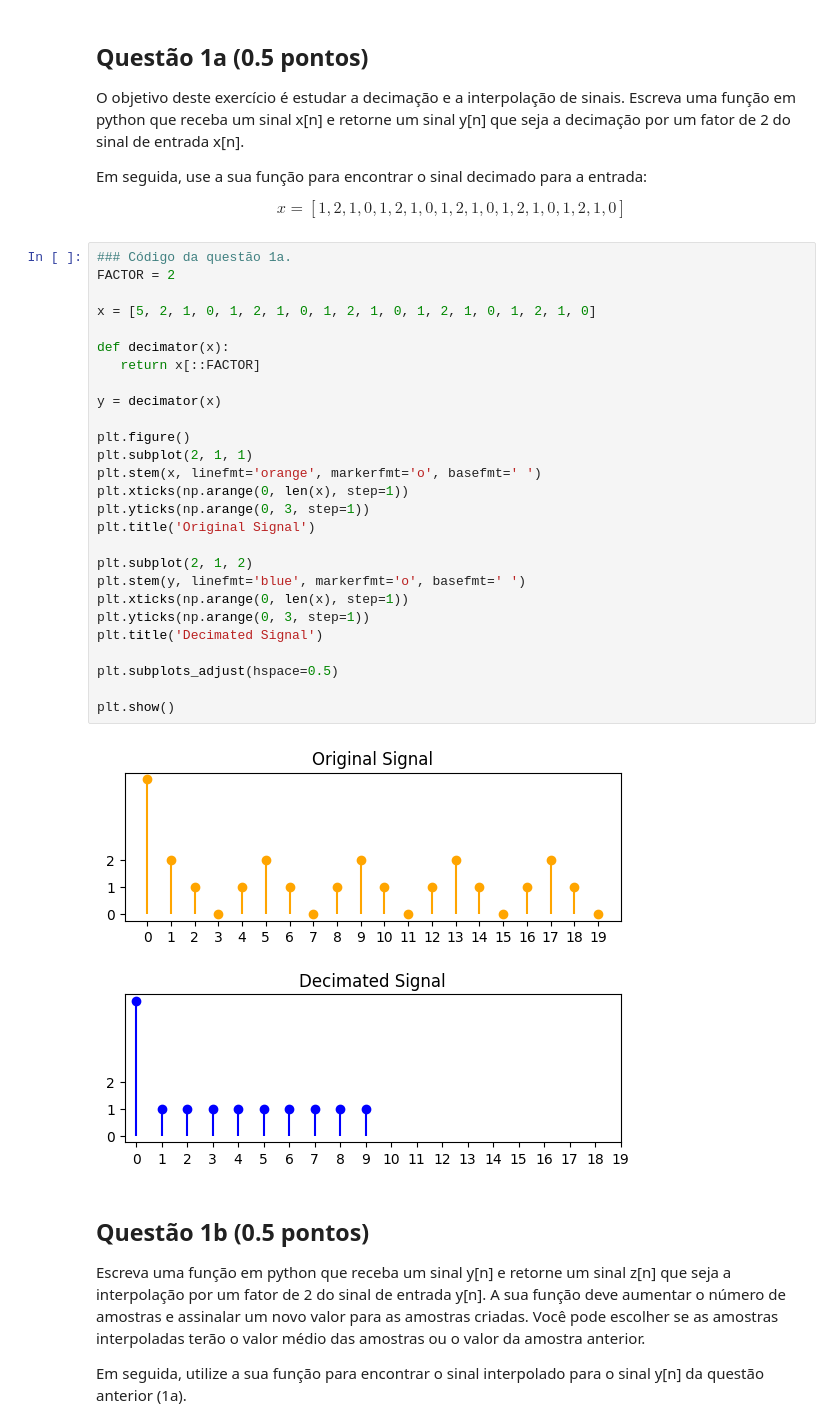
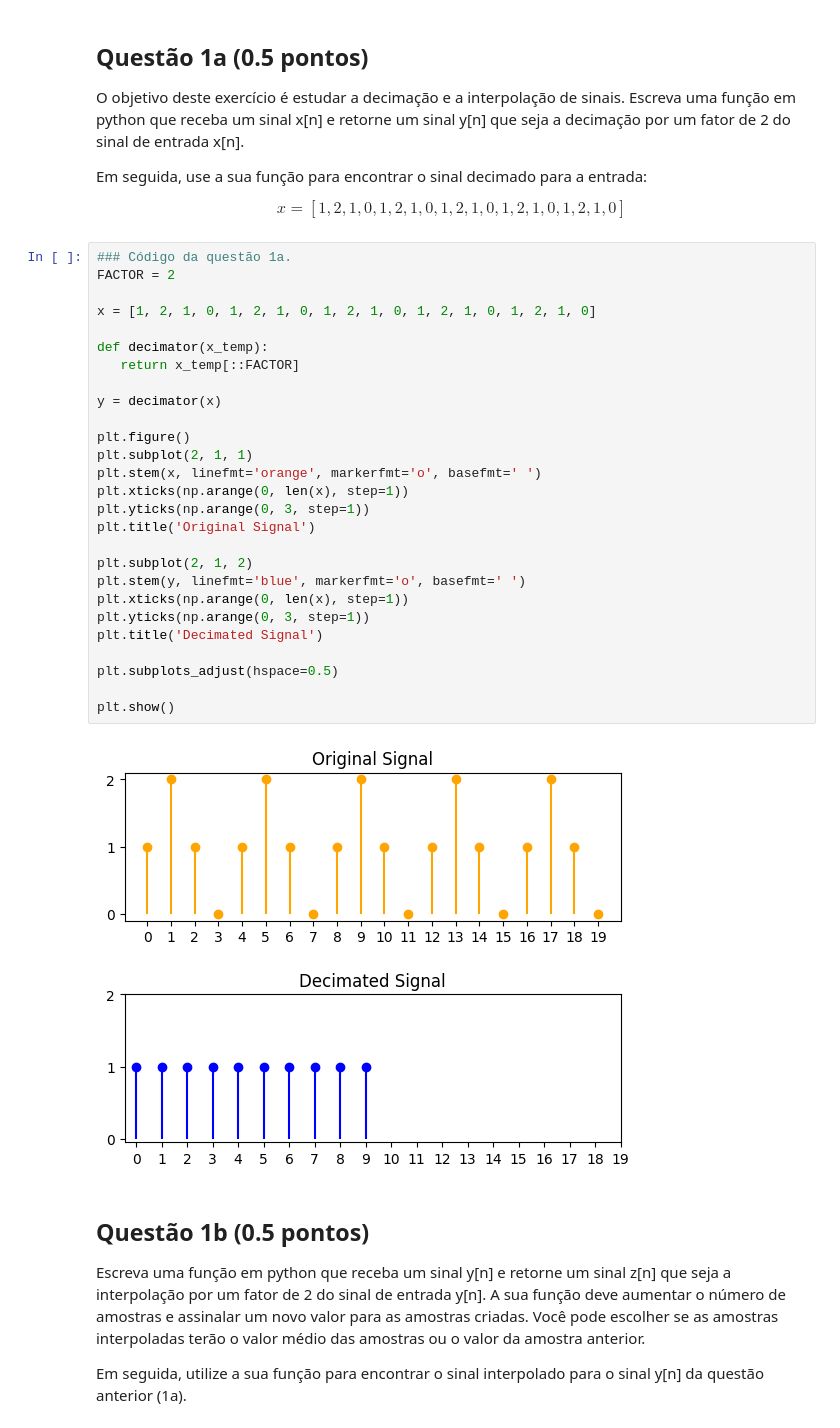
Before and after one commit to GabrielRQueiroz/UnB_SSTD, a Jupyter notebook: project-1/Projeto_1/projeto1.ipynb, the cells around one changed output. Drawn from its saved outputs; the diff is of its cells as text.

```diff
--- a/project-1/Projeto_1/projeto1.ipynb
+++ b/project-1/Projeto_1/projeto1.ipynb
@@ -22,32 +22,32 @@ $$ x = \left[1, 2, 1, 0, 1, 2, 1, 0, 1, 2, 1, 0, 1, 2, 1, 0, 1, 2, 1, 0 \right]$
 # %%
 ### Código da questão 1a.
 FACTOR = 2
 
-x = [5, 2, 1, 0, 1, 2, 1, 0, 1, 2, 1, 0, 1, 2, 1, 0, 1, 2, 1, 0]
+x = [1, 2, 1, 0, 1, 2, 1, 0, 1, 2, 1, 0, 1, 2, 1, 0, 1, 2, 1, 0]
 
-def decimator(x):
-   return x[::FACTOR]
+def decimator(x_temp):
+   return x_temp[::FACTOR]
 
 y = decimator(x)
 
 plt.figure()
 plt.subplot(2, 1, 1)
 plt.stem(x, linefmt='orange', markerfmt='o', basefmt=' ')
 plt.xticks(np.arange(0, len(x), step=1))
 plt.yticks(np.arange(0, 3, step=1))
 plt.title('Original Signal')
 
 plt.subplot(2, 1, 2)
 plt.stem(y, linefmt='blue', markerfmt='o', basefmt=' ')
 plt.xticks(np.arange(0, len(x), step=1))
 plt.yticks(np.arange(0, 3, step=1))
 plt.title('Decimated Signal')
 
 plt.subplots_adjust(hspace=0.5)
 
 plt.show()
 # %% [output]
-[figure, old version]
+[figure, new version]
 # %% [markdown]
 ## Questão 1b (0.5 pontos)
 
```
Also changed, not shown: parts of 5 cells of this notebook.
